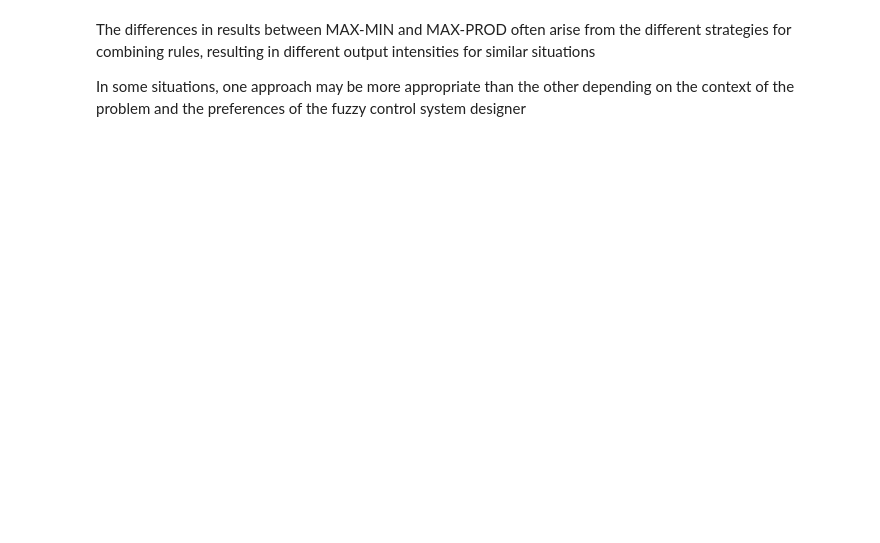
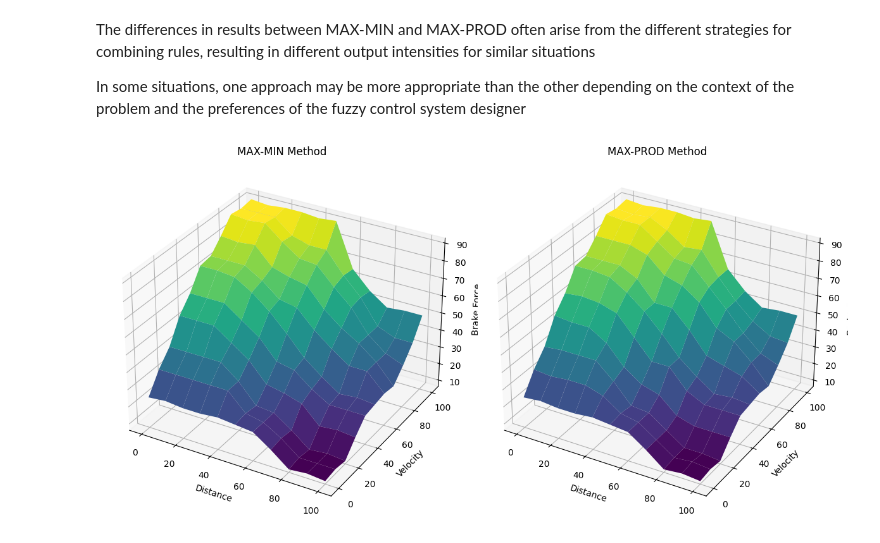
Before and after one commit to pedromelobitencourt/Fuzzy-Brake-Force-System, a Jupyter notebook: fuzzy.ipynb, the cells around one changed output. Drawn from its saved outputs; the diff is of its cells as text; code cells hidden in the pictures; blank space fills up the shorter version.

```diff
--- a/fuzzy.ipynb
+++ b/fuzzy.ipynb
@@ -166,3 +173,50 @@ brake_force.view(sim=simulator_max_prod)
 The differences in results between MAX-MIN and MAX-PROD often arise from the different strategies for combining rules, resulting in different output intensities for similar situations
 
 In some situations, one approach may be more appropriate than the other depending on the context of the problem and the preferences of the fuzzy control system designer
+# %%
+distance_values = np.arange(0, 101, 10)
+velocity_values = np.arange(0, 101, 10)
+
+distance_grid, velocity_grid = np.meshgrid(distance_values, velocity_values)
+
+brake_force_max_min = np.zeros_like(distance_grid)
+brake_force_max_prod = np.zeros_like(distance_grid)
+
+
+for i in range(len(distance_values)):
+    for j in range(len(velocity_values)):
+        # Compute brake force for MAX-MIN method
+        simulator_max_min = ctrl.ControlSystemSimulation(fuzzy_ctrl_system_max_min)
+        simulator_max_min.input['distance'] = distance_values[i]
+        simulator_max_min.input['velocity'] = velocity_values[j]
+        simulator_max_min.compute()
+        brake_force_max_min[j, i] = simulator_max_min.output['brake_force']
+
+        # Compute brake force for MAX-PROD method
+        simulator_max_prod = ctrl.ControlSystemSimulation(fuzzy_ctrl_system_max_prod)
+        simulator_max_prod.input['distance'] = distance_values[i]
+        simulator_max_prod.input['velocity'] = velocity_values[j]
+        simulator_max_prod.compute()
+        brake_force_max_prod[j, i] = simulator_max_prod.output['brake_force']
+
+# Create 3D plots
+fig = plt.figure(figsize=(12, 6))
+
+ax1 = fig.add_subplot(121, projection='3d')
+ax1.plot_surface(distance_grid[::-1], velocity_grid, brake_force_max_min, cmap='viridis')
+ax1.set_title('MAX-MIN Method')
+ax1.set_xlabel('Distance')
+ax1.set_ylabel('Velocity')
+ax1.set_zlabel('Brake Force')
+
+ax2 = fig.add_subplot(122, projection='3d')
+ax2.plot_surface(distance_grid[::-1], velocity_grid, brake_force_max_prod, cmap='viridis')
+ax2.set_title('MAX-PROD Method')
+ax2.set_xlabel('Distance')
+ax2.set_ylabel('Velocity')
+ax2.set_zlabel('Brake Force')
+
+plt.tight_layout()
+plt.show()
+# %% [output]
+[figure, added]
```
Also changed, not shown: parts of 9 cells of this notebook.
